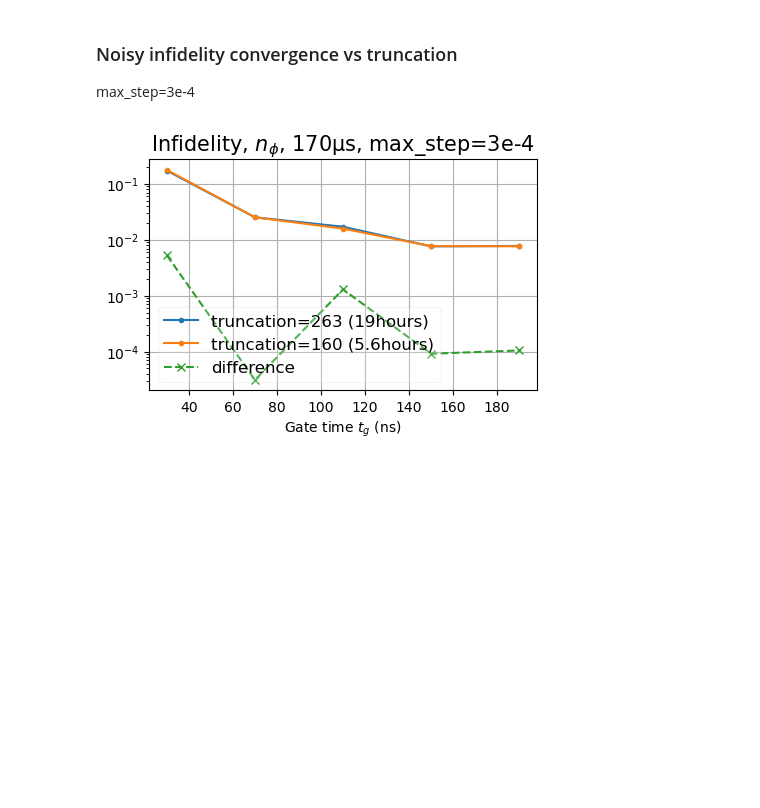
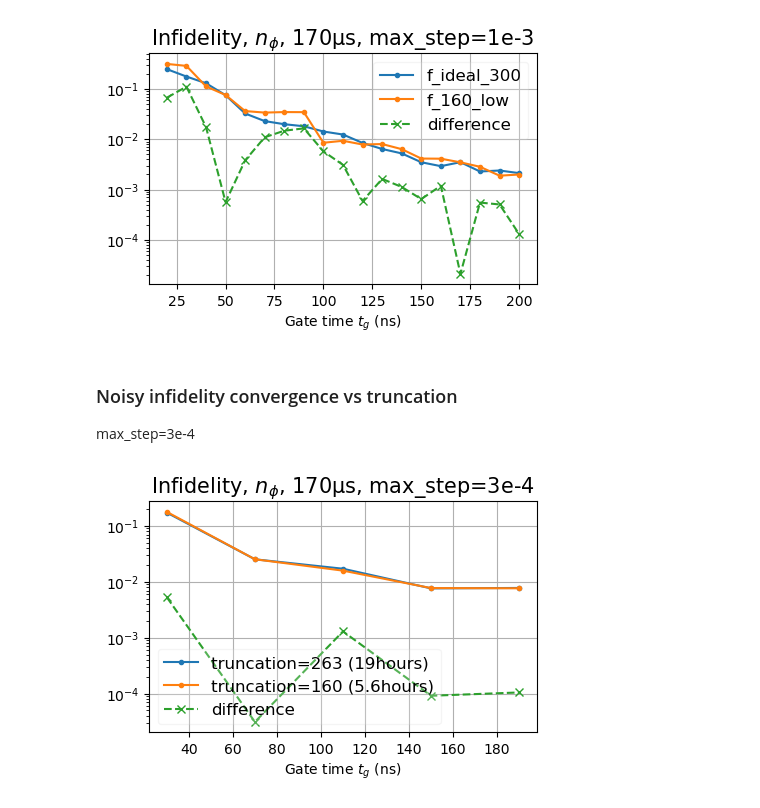
Before and after one commit to Zhenxing2020/two_qubit_gate_for_zero_pi_qubit, a Jupyter notebook: X_gate/Xgate_plot_phi.ipynb, the cells around one changed output. Saved outputs shown, nothing was run; the diff lists cells and outputs as text; code cells hidden in the pictures; blank space fills up the shorter version.

```diff
--- a/X_gate/Xgate_plot_phi.ipynb
+++ b/X_gate/Xgate_plot_phi.ipynb
@@ -6,9 +6,9 @@ import matplotlib.pyplot as plt
 import pandas as pd
 f_theta_1ncut = pd.read_csv('data/other/data_xgate_theta_1ncut.txt')
 f_phi_1ncut = pd.read_csv('data/other/data_xgate_phi_1ncut.txt')
-f_theta = pd.read_csv('data/data_xgate_theta_3ncut.txt')
+# f_theta = pd.read_csv('data/data_xgate_theta_3ncut.txt')
 f_phi = pd.read_csv('data/data_xgate_phi_3ncut.txt')
 pd.set_option('display.precision', 8)
 params = f_phi[['tg', 'drive_amp_1', 'drive_amp_2', 'detune_1', 'detune_2'
-                    ]].to_numpy() [1::4, :]
+                    ]].to_numpy() #[1::4, :]
 # params
@@ -15,3 +70,21 @@ params = f_phi[['tg', 'drive_amp_1', 'drive_amp_2', 'detune_1', 'detune_2'
+# %%
+fig, ax = plt.subplots(figsize=(5,3))
+# plt.plot(params[:,0], 10**f_ideal_1000, '.-', label=r'f_ideal_1000')
+plt.plot(params[:,0], 10**f_ideal_300, '.-', label=r'f_ideal_300')
+# plt.plot(params[:,0], 10**f_ideal_160, '.-', label=r'f_ideal_160')
+plt.plot(params[:,0], 10**f_160_low, '.-', label=r'f_160_low')
+# plt.plot(params[:,0], 10**f_170us_160, '.-', label=r'170us')
+# plt.plot(params[:,0], 10**f_30us_160, '.-', label=r'30us')
+# plt.plot(params[:,0], 10**f_3us_160, '.-', label=r'3us')
+plt.plot(params[:,0], np.abs(10**f_ideal_300 - 10**f_160_low) , 'x--', label=r'difference')
+plt.yscale('log')
+plt.xlabel('Gate time $t_g$ (ns)')
+plt.title(r'Infidelity, $n_\phi$, 170μs, max_step=1e-3 ', fontsize=15)
+plt.grid()
+legend = plt.legend( loc="best", fontsize=12)
+legend.get_frame().set_alpha(0.2)  # 0.5 makes the legend 50% transparent
+# %% [output]
+[figure, added]
 # %% [markdown]
 ### Noisy infidelity convergence vs truncation
 
```
Also changed, not shown: parts of 2 cells of this notebook, 21 other files.
